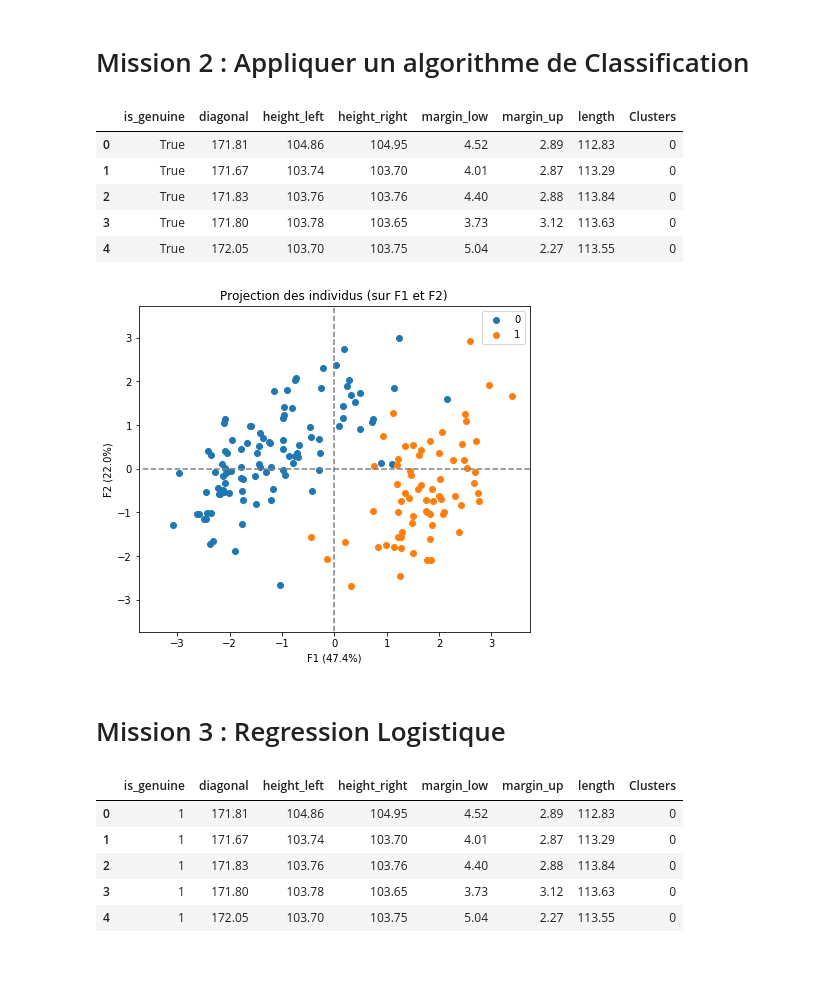
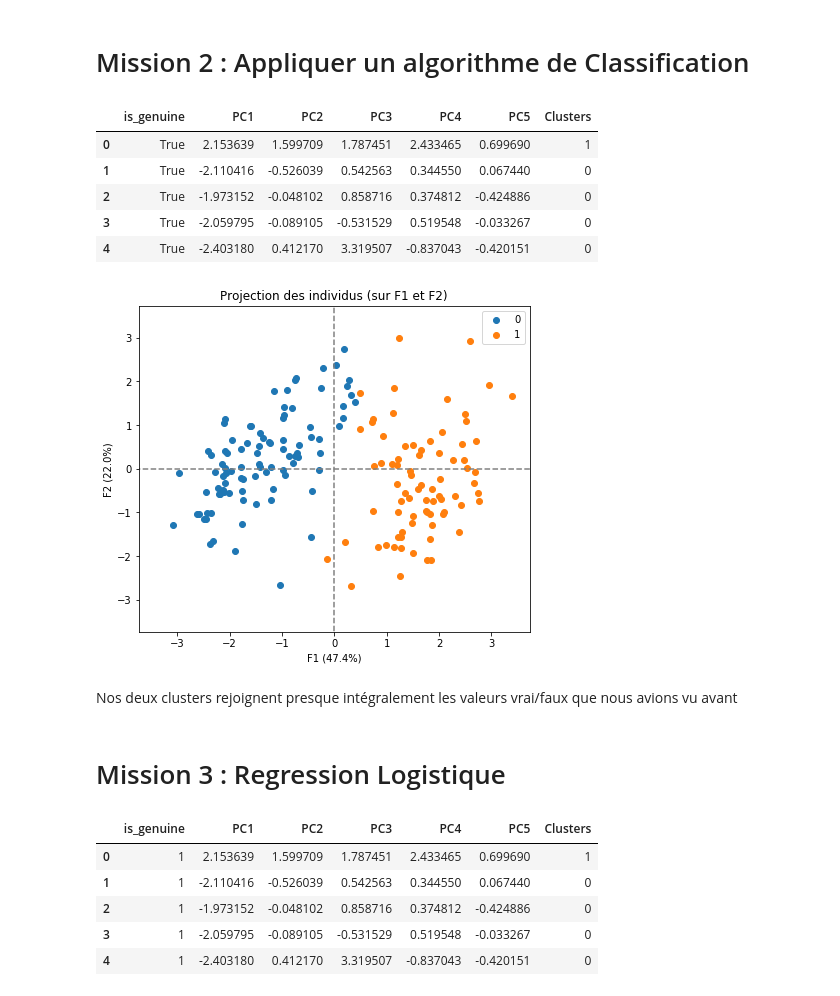
Before and after one commit to Julien-paulet/Projet_6, a Jupyter notebook: Détectez des faux billets.ipynb, the cells around one changed output. Saved outputs shown, nothing was run; the diff lists cells and outputs as text; code cells hidden in the pictures; blank space fills up the shorter version.

```diff
--- a/Détectez des faux billets.ipynb
+++ b/Détectez des faux billets.ipynb
@@ -240,0 +253,6 @@ display_factorial_planes(X_projected, n_comp, pca, [(0,1)], illustrative_var = f
+# %%
+factorial = pd.DataFrame(X_projected, index=names, columns=["PC1", "PC2", "PC3", "PC4", "PC5"])
+data2 = data["is_genuine"]
+data2 = pd.DataFrame(data2, index=names, columns=['is_genuine'])
+data2 = pd.merge(data2, factorial,  left_index = True, right_index = True, how = "left")
+data2.head()
@@ -243,24 +268,26 @@ display_factorial_planes(X_projected, n_comp, pca, [(0,1)], illustrative_var = f
 # %%
 from sklearn.cluster import KMeans
 # %%
-kmeans = KMeans(n_clusters=2, random_state=0).fit(data_pca)
+kmeans = KMeans(n_clusters=2, random_state=0).fit(data2.iloc[:,1:])
 
 kmeans = pd.DataFrame(kmeans.labels_, index = data.index, columns=["Clusters"])
 # %%
-data = pd.merge(data, kmeans, left_index=True, right_index=True)
-data.head()
+data2 = pd.merge(data2, kmeans, left_index=True, right_index=True)
+data2.head()
 # %% [output]
-|  | is_genuine | diagonal | height_left | height_right | margin_low | margin_up | length | Clusters |
-| 0 | True | 171.81 | 104.86 | 104.95 | 4.52 | 2.89 | 112.83 | 0 |
-| 1 | True | 171.67 | 103.74 | 103.70 | 4.01 | 2.87 | 113.29 | 0 |
-| 2 | True | 171.83 | 103.76 | 103.76 | 4.40 | 2.88 | 113.84 | 0 |
-| 3 | True | 171.80 | 103.78 | 103.65 | 3.73 | 3.12 | 113.63 | 0 |
-| 4 | True | 172.05 | 103.70 | 103.75 | 5.04 | 2.27 | 113.55 | 0 |
+|  | is_genuine | PC1 | PC2 | PC3 | PC4 | PC5 | Clusters |
+| 0 | True | 2.153639 | 1.599709 | 1.787451 | 2.433465 | 0.699690 | 1 |
+| 1 | True | -2.110416 | -0.526039 | 0.542563 | 0.344550 | 0.067440 | 0 |
+| 2 | True | -1.973152 | -0.048102 | 0.858716 | 0.374812 | -0.424886 | 0 |
+| 3 | True | -2.059795 | -0.089105 | -0.531529 | 0.519548 | -0.033267 | 0 |
+| 4 | True | -2.403180 | 0.412170 | 3.319507 | -0.837043 | -0.420151 | 0 |
 # %%
-clust = [data.loc[i, "Clusters"] for i in data.index]
+clust = [data2.loc[i, "Clusters"] for i in data.index]
 display_factorial_planes(X_projected, n_comp, pca, [(0,1)], illustrative_var = clust)
 # %% [output]
-[figure, old version]
+[figure, new version]
+# %% [markdown]
+<p> Nos deux clusters rejoignent presque intégralement les valeurs vrai/faux que nous avions vu avant </p>
 # %%
 # Faire un dendrogramme pour comparer
 #scipy stats pour regression aussi ça peut marcher
@@ -270,13 +297,13 @@ display_factorial_planes(X_projected, n_comp, pca, [(0,1)], illustrative_var = c
 import statsmodels.formula.api as smf
 import statsmodels.api as sm
 # %%
-data['is_genuine'] = list(map(int, data['is_genuine']))
-data.head()
+data2['is_genuine'] = list(map(int, data['is_genuine']))
+data2.head()
 # %% [output]
-|  | is_genuine | diagonal | height_left | height_right | margin_low | margin_up | length | Clusters |
-| 0 | 1 | 171.81 | 104.86 | 104.95 | 4.52 | 2.89 | 112.83 | 0 |
-| 1 | 1 | 171.67 | 103.74 | 103.70 | 4.01 | 2.87 | 113.29 | 0 |
-| 2 | 1 | 171.83 | 103.76 | 103.76 | 4.40 | 2.88 | 113.84 | 0 |
-| 3 | 1 | 171.80 | 103.78 | 103.65 | 3.73 | 3.12 | 113.63 | 0 |
-| 4 | 1 | 172.05 | 103.70 | 103.75 | 5.04 | 2.27 | 113.55 | 0 |
+|  | is_genuine | PC1 | PC2 | PC3 | PC4 | PC5 | Clusters |
+| 0 | 1 | 2.153639 | 1.599709 | 1.787451 | 2.433465 | 0.699690 | 1 |
+| 1 | 1 | -2.110416 | -0.526039 | 0.542563 | 0.344550 | 0.067440 | 0 |
+| 2 | 1 | -1.973152 | -0.048102 | 0.858716 | 0.374812 | -0.424886 | 0 |
+| 3 | 1 | -2.059795 | -0.089105 | -0.531529 | 0.519548 | -0.033267 | 0 |
+| 4 | 1 | -2.403180 | 0.412170 | 3.319507 | -0.837043 | -0.420151 | 0 |
 # %%
```
Also changed, not shown: parts of 8 cells of this notebook, 2 other files.
